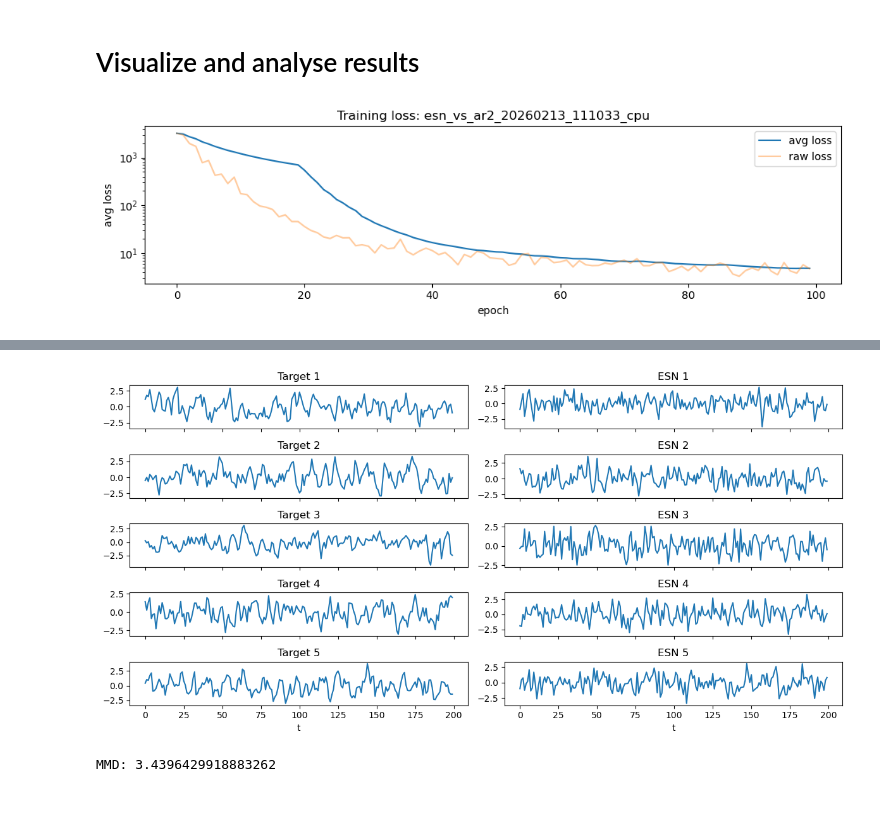
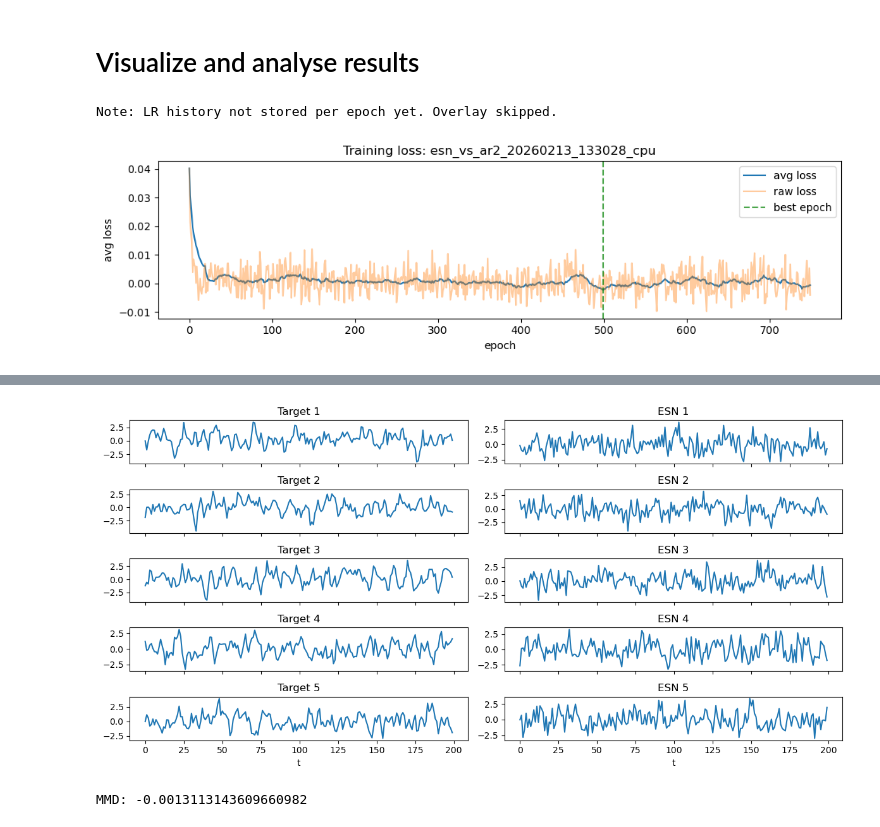
Before and after one commit to omersuder5/My_trial_space, a Jupyter notebook: example_training.ipynb, the cells around one changed output, grey strips where cells are left out. Saved outputs shown, nothing was run; the diff lists cells and outputs as text; code cells hidden in the pictures.

```diff
--- a/example_training.ipynb
+++ b/example_training.ipynb
@@ -20,2 +43,9 @@ dtype=torch.float64
 # %% [markdown]
 # Kernels
+# %%
+with torch.no_grad():
+    X = target_generator.generate(N=N, noise=Noise("normal")).to(device=device, dtype=dtype)
+    Z = esn(T=T, N=N).to(device=device, dtype=dtype)
+print(f"Generated data shapes: X: {X.shape}, Z: {Z.shape}")
+median_heuristic_sigma = median_heuristic_sigma(X,Z)
+print(f"Median heuristic sigma: {median_heuristic_sigma:.6f}")
@@ -23,7 +56,7 @@ dtype=torch.float64
 # Define the discretized signature kernel
 static_kernel_type    = 'rbf' # type of static kernel to use - rbf, rbfmix, rq, rqmix, rqlinear for
 n_levels              = 10 # number of levels in the truncated signature kernel
-disc_sig_kernel_sigma = 1e-5 # bandwidth parameter for the static kernel
+disc_sig_kernel_sigma = 1e-3 # bandwidth parameter for the static kernel
 
 kwargs_disc_sig = {
     'static_kernel_type': static_kernel_type,
@@ -35,7 +68,8 @@ sig_disc_kernel = ksig_disc.kernels.get_discretized_signature_kernel(**kwargs_di
 
 #---------------------------------
 # Define the pde signature kernel
-pde_sig_sigma = 1e1 # bandwidth parameter for the static kernel
+# pde_sig_sigma = 1e1 # bandwidth parameter for the static kernel
+pde_sig_sigma = median_heuristic_sigma # bandwidth parameter for the static kernel
 static_kernel = ksig_pde.RBFKernel(sigma=pde_sig_sigma) # define static kernel
 
 # Initialize the corresponding signature kernel
@@ -43,15 +77,15 @@ sig_pde_kernel = ksig_pde.SigKernel(static_kernel, dyadic_order=0)
 
 #---------------------------------
 # Define static kernel
-static_sigma = 1e3 # bandwidth parameter for the static kernel
+static_sigma = median_heuristic_sigma # bandwidth parameter for the static kernel
 rbf_kernel = ksig_disc.kernels.RBFKernel(sigma=static_sigma)
 # %% [markdown]
 ### Choose which kernel
 # %%
 # choose one:
 # kernel = sig_disc_kernel      # discretized signature kernel
-kernel = sig_pde_kernel        # pde signature kernel
-# kernel = rbf_kernel           # static kernel
+# kernel = sig_pde_kernel        # pde signature kernel
+kernel = rbf_kernel           # static kernel
 
 if "sig" in kernel.__class__.__name__.lower() or "volt" in kernel.__class__.__name__.lower():
     kernel_mode = "sequential"
@@ -59,4 +93,7 @@ else:
     kernel_mode = "static"
 
 print(f"Using kernel: {kernel.__class__.__name__} with kernel mode: {kernel_mode}")
+# initial mmd:
+initial_mmd = compute_mmd_loss(kernel, X, Z) if kernel_mode == "sequential" else compute_mmd_loss(kernel, X.reshape(X.shape[0], -1), Z.reshape(Z.shape[0], -1))
+print(f"Initial MMD: {initial_mmd:.6f}")
 # %% [output]
@@ -84,7 +103,7 @@ esn = ESNGenerator(A, C, out_dim=d, xi_scale=1.0, eta_scale=0.05)
 # Define parameters
 # %%
 train_params = {
-    "epochs": 100,
+    "epochs": 1000,
     "batch_size": N,
     "T": T,
     "d": d,
@@ -97,9 +116,9 @@ train_params = {
 optim_params = {
     "lr": 1e-3,
     "lr_factor": 0.5,
-    "plateau_patience": 100,
+    "plateau_patience": 75,
     "max_lr_drops": 3,
-    "early_stopping_patience": 200,
+    "early_stopping_patience": 250,
     "min_lr": 1e-6,
 }
 
@@ -134,8 +158,9 @@ results = train_ESN_MMD(**kwargs)
 # %% [markdown]
 # Visualize and analyse results
 # %%
-losses = plot_loss_from_run(results, kwargs, overlay_raw=True, log_scale=True, overlay_lr = False, mark_best_and_drops=False)
+losses = plot_loss_from_run(results, kwargs, overlay_raw=True, log_scale=False, overlay_lr = True, mark_best_and_drops=True)
 print(f"Final average loss: {losses['avg_losses'][-1]:.4f}")
 print(f"Final loss: {losses['losses'][-1]:.4f}")
 # %% [output]
+Note: LR history not stored per epoch yet. Overlay skipped.
-[figure, old version]
+[figure, new version]
@@ -144,5 +169,5 @@ Final loss: 4.7204
 # %%
-inspection = inspect_run_and_mmd(results, kwargs, n_examples=5)
+inspection = inspect_run_and_mmd(results, kwargs, n_examples=5, kernel_mmd = None)
 # %% [output]
-[figure, old version]
+[figure, new version]
-MMD: 3.4396429918883262
+MMD: -0.0013113143609660982
```
Also changed, not shown: parts of 9 cells of this notebook, 18 other files.
